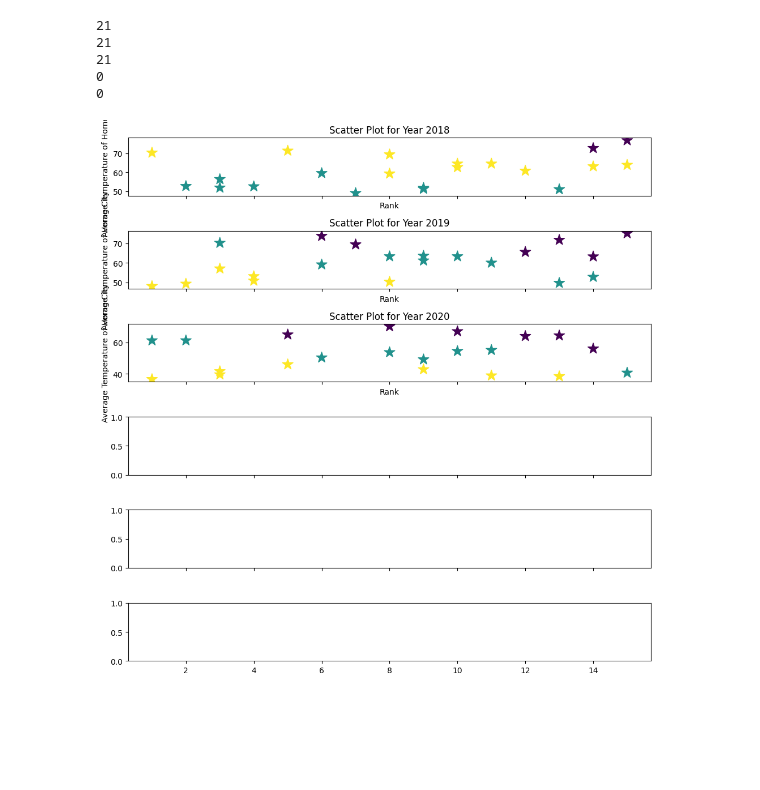
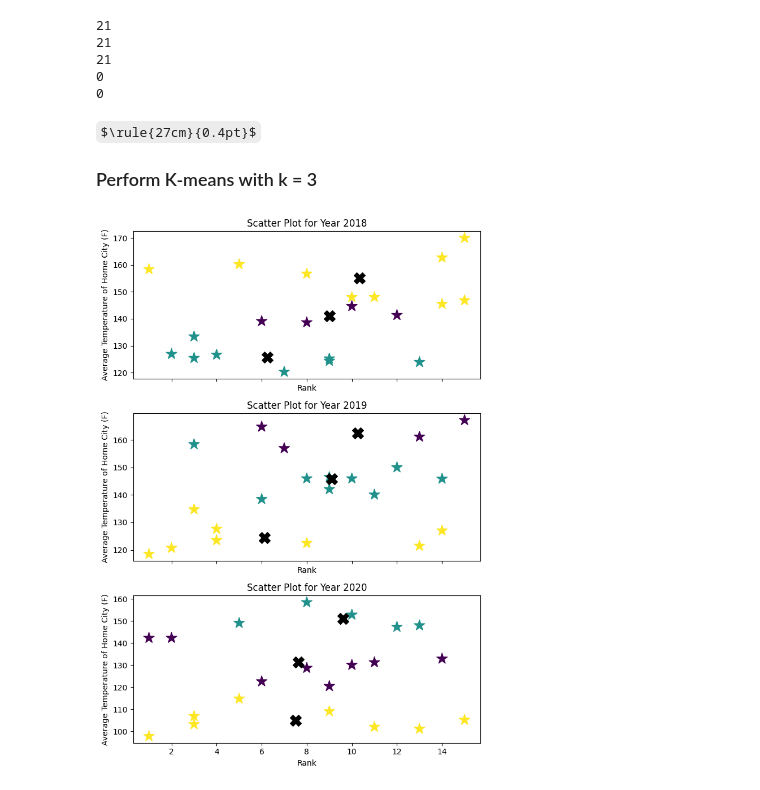
Before and after one commit to colekrant/ADS-Final-Project, a Jupyter notebook: weather.ipynb, the cells around one changed output. Saved outputs shown, nothing was run; the diff lists cells and outputs as text; code cells hidden in the pictures; some formulas as TeX source; blank space fills up the shorter version.

Commit message:
Completed weather plotting

```diff
--- a/weather.ipynb
+++ b/weather.ipynb
@@ -15,7 +17,7 @@ def dist(x1, x2):
 #--------------------------------------------------------------------------------#
 # %%
 #--------------------------------------------------------------------------------#
-def kMeans(df, k=4, tol=0.05):
+def kMeans(df, k=4, tol=0.005):
     """
     Usage: input
         df=data frame,
@@ -75,40 +77,40 @@ def kMeans(df, k=4, tol=0.05):
 $\rule{27cm}{0.4pt}$
 ### Dataframe Composition
 # %%
-# Read in CSV files
+#--------------------------------------------------------------------------------#
+# Creating the master data frame
+
+## Read in CSV files
 df_weather = pd.read_csv("data/city_temperature.csv")
 df_rankings = pd.read_csv("data/rankings.csv")
 df_teams = pd.read_csv("data/team.csv")
 
-# Only take important columns
+## Only take important columns
 df_weather = df_weather[['City', 'Year', 'AvgTemperature']]
 df_rankings = df_rankings[['Team', 'Rank', 'Year']]
 df_teams = df_teams[['full_name', 'abbreviation', 'city']]
 
-#temp = df_weather[df_weather['City'] == 'Denver']
-#temp2 = temp[temp['Year'] == 2018]
-
-#print(temp2['AvgTemperature'].head(5))
-# Clean "*" from all teams in df_rankings
+## Clean "*" from all teams in df_rankings
 for i in range(len(df_rankings)):
     if (df_rankings["Team"].iloc[i].find('*')):
         df_rankings["Team"].iloc[i] = df_rankings["Team"].iloc[i].replace('*', '')
 
-#print(df_weather.head(5))
-#print(df_rankings.head(5))
-#print(df_teams.head(5))
-
-#world_cities = df_weather['City'].unique()
+## Look onyl at cities in the nba
 nba_cities = list(df_teams['city'].unique())
 
+## Find wether data of nba_citites
 df_weather = df_weather[df_weather['City'].isin(nba_cities)]
 
-# Average the temperatures for each year and city such that there is only one instance of each city per year
+## Average the temperatures for each year and city such that there is only one instance of each city per year
 df_weather = df_weather.groupby(['City', 'Year'])['AvgTemperature'].mean().reset_index()
 
-# Create the master dataframe by including wether, city, team, and rank
+## Convert AvgTemperature to fahrenheit
+df_weather['AvgTemperature'] = df_weather['AvgTemperature']*(9/5) + 32
+
+## Create the master dataframe by including wether, city, team, and rank
 df_merged = pd.merge(df_rankings,df_teams, left_on="Team", right_on="full_name")
 df_master = pd.merge(df_weather, df_merged, left_on=['City', 'Year'], right_on=['city', 'Year'])
+#--------------------------------------------------------------------------------#
 
 print(df_master.head(5))
 # %% [output]
@@ -162,5 +150,8 @@ print(df_22.shape[0])
 21
 0
 0
+# %% [markdown]
+$\rule{27cm}{0.4pt}$
+### Perform K-means with k = 3
 # %%
 #--------------------------------------------------------------------------------#
@@ -171,26 +162,33 @@ centroids_18, clusters_18, mean_error_18 = kMeans(df_18[["Rank", "AvgTemperature
 #--------------------------------------------------------------------------------#
 # %%
 #--------------------------------------------------------------------------------#
+# Organize output
 dataframes = [df_18, df_19, df_20, df_21, df_22]
 clusters = [clusters_18, clusters_19, clusters_20]
 years = [2018, 2019, 2020, 2021, 2022, 2023]
+centroids = [centroids_18,centroids_19,centroids_20]
+#--------------------------------------------------------------------------------#
+
+#--------------------------------------------------------------------------------#
+# Plot the data
 
 ## Initialize Plot
-fig, axes = plt.subplots(len(years), 1, figsize=(10, 10), sharex=True)
+fig, axes = plt.subplots(3, 1, figsize=(7, 10), sharex=True)
 
-# Loop: Scatter Plot for each Year
+## Loop: Scatter Plot for each Year
 for i, (year, dataframe, cluster) in enumerate(zip(years, dataframes, clusters)):
     ax = axes[i]
     ax.scatter(dataframe['Rank'], dataframe['AvgTemperature'], c=cluster, marker='*', s=200)
     ax.set_xlabel("Rank")
-    ax.set_ylabel("Average Temperature of Home City")
+    ax.set_ylabel("Average Temperature of Home City (F)")
     ax.set_title("Scatter Plot for Year " + str(year))
+    ## Plot centroids
+    ax.scatter(centroids[i][:, 0], centroids[i][:, 1], marker='X', s=200, c='black')
 
 plt.tight_layout()
 plt.show()
 
 plt.show()
-
 #--------------------------------------------------------------------------------#
 # %% [output]
-[figure, old version]
+[figure, new version]
```
Also changed, not shown: parts of 4 cells of this notebook.
